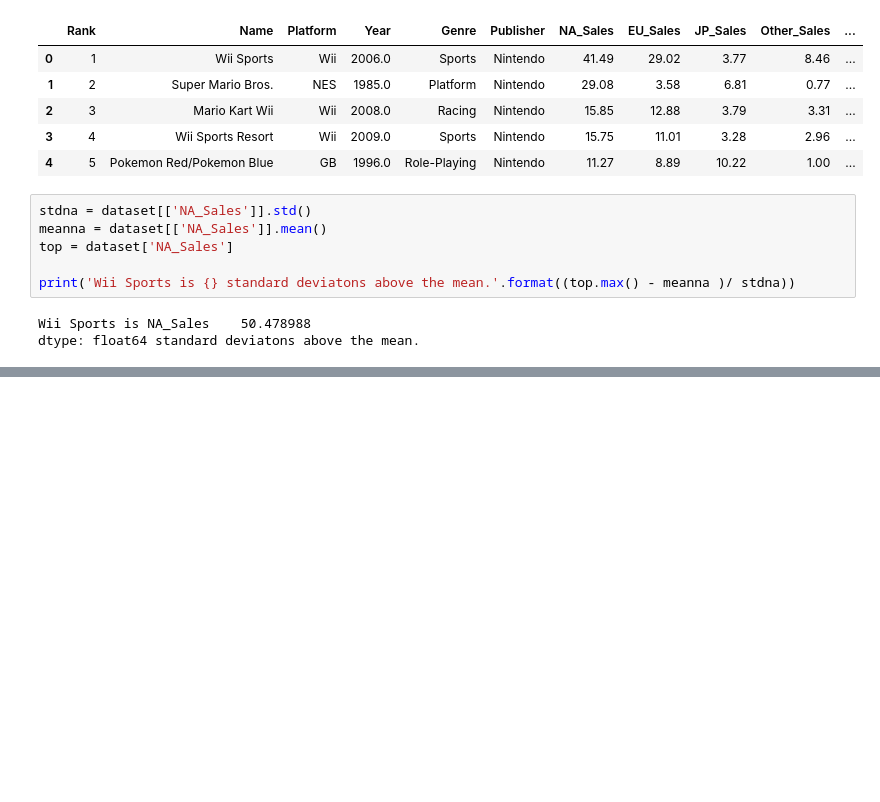
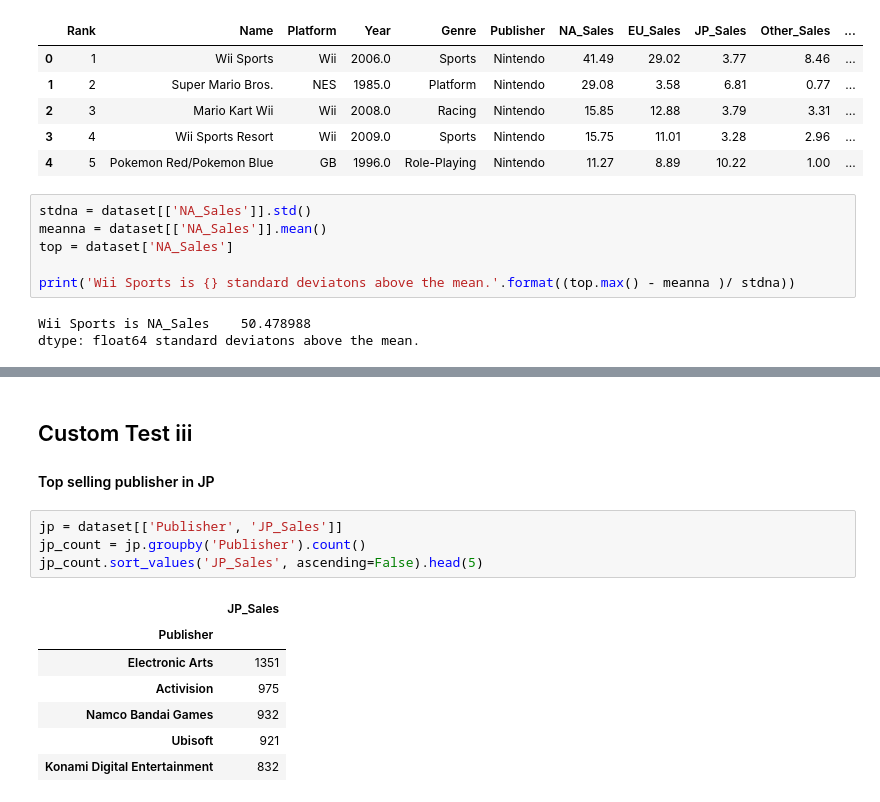
Before and after one commit to keitheck/data-science, a Jupyter notebook: vg-stats.ipynb, the cells around one changed output, grey strips where cells are left out. Drawn from its saved outputs; the diff is of its cells as text; blank space fills up the shorter version.

```diff
--- a/vg-stats.ipynb
+++ b/vg-stats.ipynb
@@ -90,0 +146,15 @@ dtype: float64 standard deviatons above the mean.
+# %% [markdown]
+## Custom Test iii
+#### Top selling publisher in JP
+# %%
+jp = dataset[['Publisher', 'JP_Sales']]
+jp_count = jp.groupby('Publisher').count()
+jp_count.sort_values('JP_Sales', ascending=False).head(5)
+# %% [output]
+|  | JP_Sales |
+| Publisher |  |
+| Electronic Arts | 1351 |
+| Activision | 975 |
+| Namco Bandai Games | 932 |
+| Ubisoft | 921 |
+| Konami Digital Entertainment | 832 |
```
Also changed, not shown: parts of 9 cells of this notebook, 2 other files.
